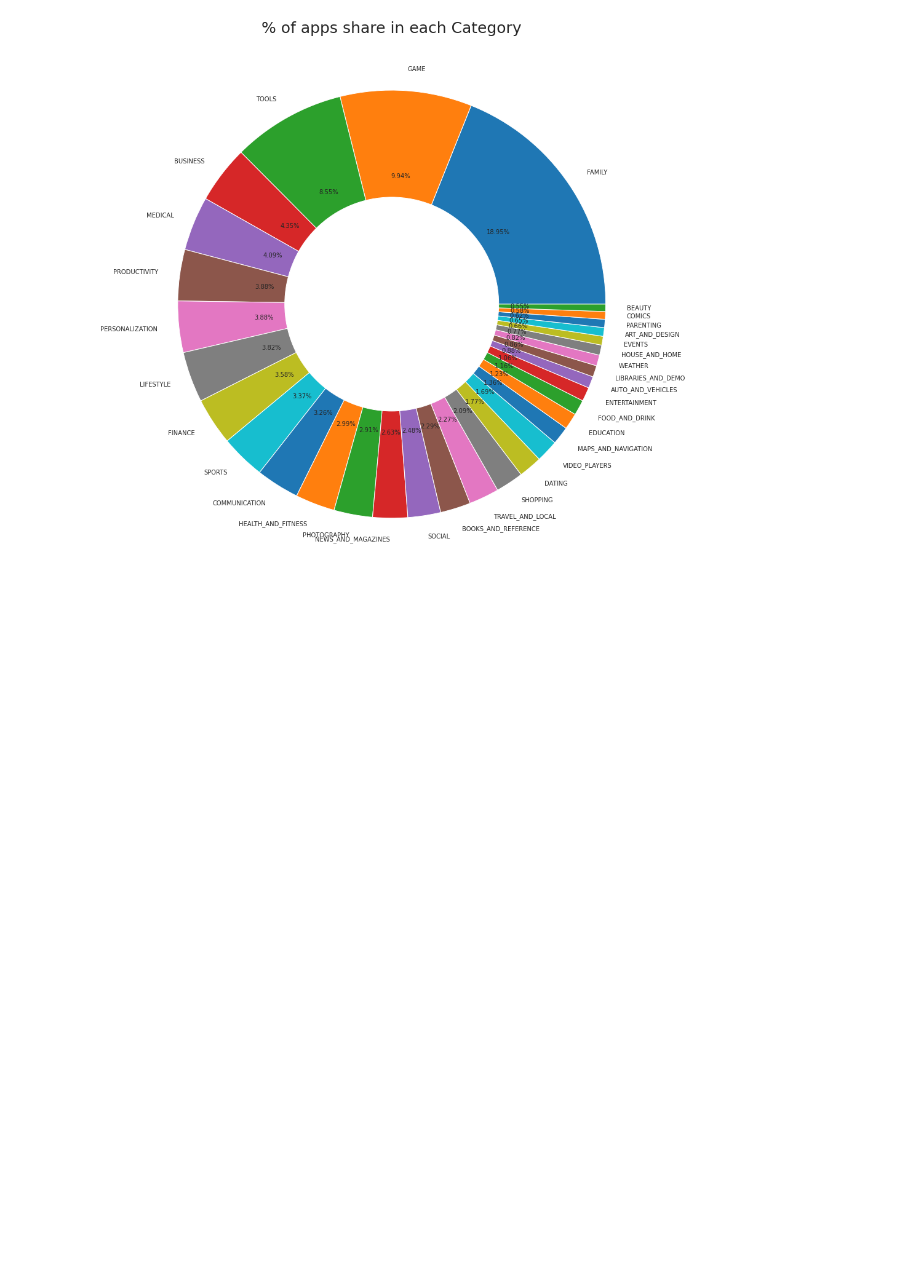
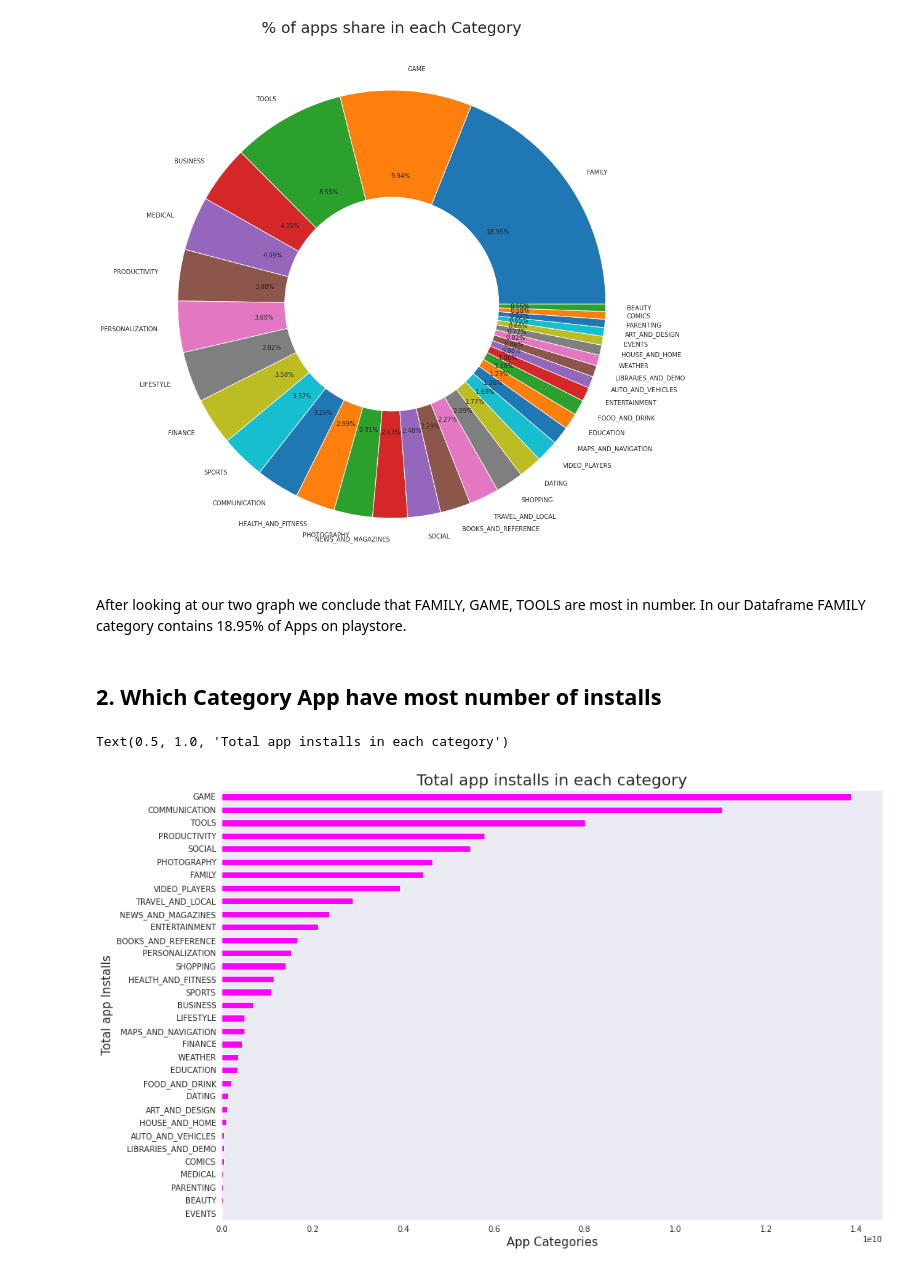
Before and after one commit to Faraz-Khan02/Play-Store-App-Review-Analysis, a Jupyter notebook: Play_Store_App_Review_Analysis_Capstone_Project.ipynb, the cells around one changed output. Drawn from its saved outputs; the diff is of its cells as text; code cells hidden in the pictures; blank space fills up the shorter version.

```diff
--- a/Play_Store_App_Review_Analysis_Capstone_Project.ipynb
+++ b/Play_Store_App_Review_Analysis_Capstone_Project.ipynb
@@ -508,0 +599,4 @@ Name: App, Length: 9648, dtype: int64
+# %%
+# The drop_dollar funtion applied to the price column which converts it in float
+ps_df['Price']=ps_df['Price'].apply(lambda x: convert_dollar(x))
+ps_df.head()
@@ -508,0 +632,17 @@ Name: App, Length: 9648, dtype: int64
+# %%
+# function to convert all the entries in KB to MB and then convert them to float datatype.
+
+def convert_kb_to_mb(val):
+  try:
+    if 'M' in val:
+      return float(val[:-1])
+    elif 'k' in val:
+      return round(float(val[:-1])/1024, 4)
+    else:
+      return val
+  except:
+    return val
+# %%
+# The kb_to_mb funtion applied to the size column
+ps_df['Size'] = ps_df['Size'].apply(lambda x: convert_kb_to_mb(x))
+ps_df.head()
@@ -508,0 +664,4 @@ Name: App, Length: 9648, dtype: int64
+# %%
+# Converting the datatype of the values in the reviews column from string to int
+ps_df['Reviews'] = ps_df['Reviews'].astype(int)
+ps_df.head()
@@ -533,3 +701,19 @@ plt.title('% of apps share in each Category', fontsize = 25)
 plt.show()
 # %% [output]
 [figure]
+# %% [markdown]
+After looking at our two graph we conclude that FAMILY, GAME, TOOLS are most in number. In our Dataframe FAMILY category contains 18.95% of Apps on playstore.
+# %% [markdown]
+## **2. Which Category App have most number of installs**
+# %%
+# total app installs in each category of the play store
+
+a = ps_df.groupby(['Category'])['Installs'].sum().sort_values()
+a.plot.barh(figsize=(15,10), color = 'magenta', )
+plt.ylabel('Total app Installs', fontsize = 15)
+plt.xlabel('App Categories', fontsize = 15)
+plt.xticks()
+plt.title('Total app installs in each category', fontsize = 20)
+# %% [output]
+Text(0.5, 1.0, 'Total app installs in each category')
+[figure, added]
```
Also changed, not shown: parts of 29 cells of this notebook.
